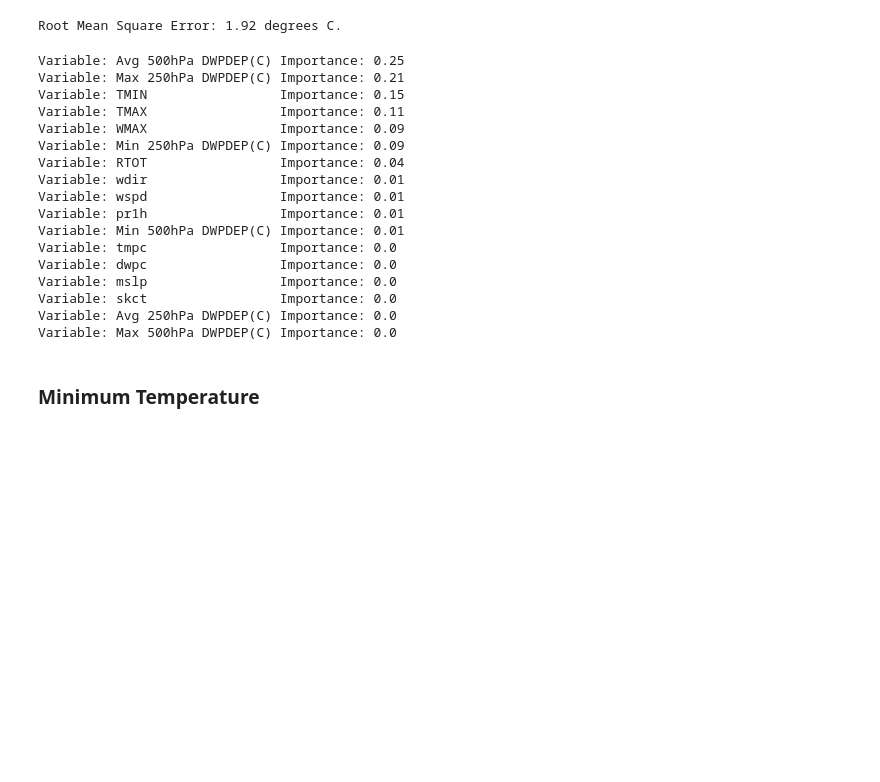
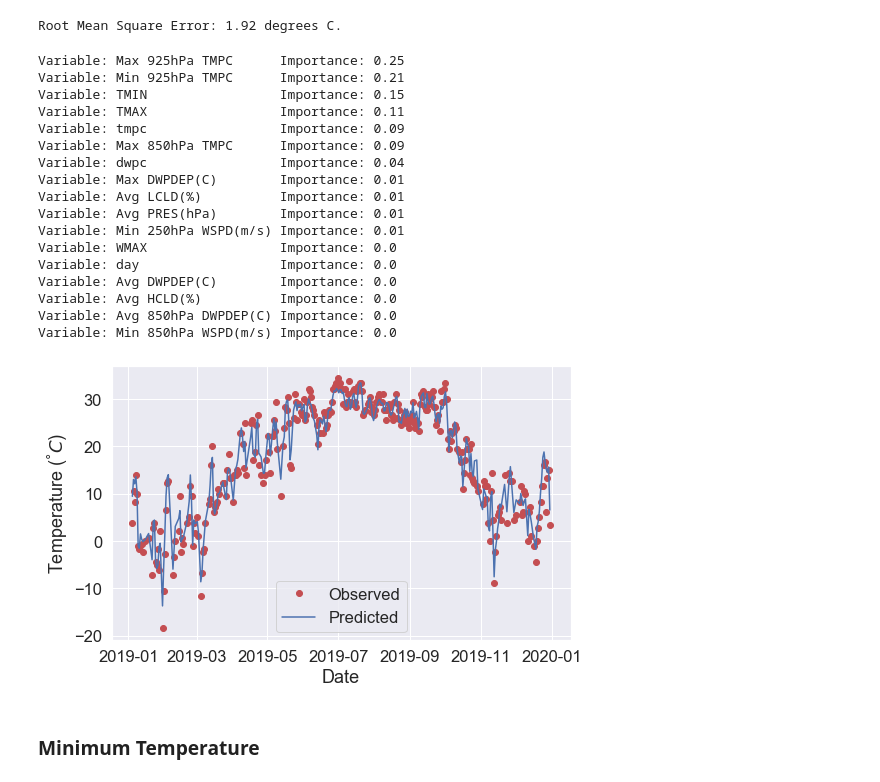
Before and after one commit to kevingray92/597_Project4_GroupB, a Jupyter notebook: RandomForest.ipynb, the cells around one changed output. Saved outputs shown, nothing was run; the diff lists cells and outputs as text; code cells hidden in the pictures; blank space fills up the shorter version.

```diff
--- a/RandomForest.ipynb
+++ b/RandomForest.ipynb
@@ -177,7 +192,7 @@ Root Mean Square Error: 1.92 degrees C.
 importances = list(rfmax.feature_importances_)
 
 # List of tuples with variable and importance
-feature_importances = [(feature, round(importance, 2)) for feature, importance in zip(feature_list, importances)]
+feature_importances = [(feature, round(importance, 2)) for feature, importance in zip(column_names_tmax, importances)]
 
 # Sort the feature importances by most important first
 feature_importances = sorted(feature_importances, key = lambda x: x[1], reverse = True)
@@ -185,23 +200,37 @@ feature_importances = sorted(feature_importances, key = lambda x: x[1], reverse
 # Print out the feature and importances
 [print('Variable: {:20} Importance: {}'.format(*pair)) for pair in feature_importances];
 # %% [output]
-Variable: Avg 500hPa DWPDEP(C) Importance: 0.25
-Variable: Max 250hPa DWPDEP(C) Importance: 0.21
+Variable: Max 925hPa TMPC      Importance: 0.25
+Variable: Min 925hPa TMPC      Importance: 0.21
 Variable: TMIN                 Importance: 0.15
 Variable: TMAX                 Importance: 0.11
-Variable: WMAX                 Importance: 0.09
-Variable: Min 250hPa DWPDEP(C) Importance: 0.09
-Variable: RTOT                 Importance: 0.04
-Variable: wdir                 Importance: 0.01
-Variable: wspd                 Importance: 0.01
-Variable: pr1h                 Importance: 0.01
-Variable: Min 500hPa DWPDEP(C) Importance: 0.01
-Variable: tmpc                 Importance: 0.0
-Variable: dwpc                 Importance: 0.0
-Variable: mslp                 Importance: 0.0
-Variable: skct                 Importance: 0.0
-Variable: Avg 250hPa DWPDEP(C) Importance: 0.0
-Variable: Max 500hPa DWPDEP(C) Importance: 0.0
+Variable: tmpc                 Importance: 0.09
+Variable: Max 850hPa TMPC      Importance: 0.09
+Variable: dwpc                 Importance: 0.04
+Variable: Max DWPDEP(C)        Importance: 0.01
+Variable: Avg LCLD(%)          Importance: 0.01
+Variable: Avg PRES(hPa)        Importance: 0.01
+Variable: Min 250hPa WSPD(m/s) Importance: 0.01
+Variable: WMAX                 Importance: 0.0
+Variable: day                  Importance: 0.0
+Variable: Avg DWPDEP(C)        Importance: 0.0
+Variable: Avg HCLD(%)          Importance: 0.0
+Variable: Avg 850hPa DWPDEP(C) Importance: 0.0
+Variable: Min 850hPa WSPD(m/s) Importance: 0.0
+# %%
+# Do the plot
+fig, ax = plt.subplots(figsize = (8,5))
+ax.plot(test_dates, test_labels_tmax, 'ro', label = 'Observed')
+ax.plot(test_dates, predictions_tmax, 'b-', label = 'Predicted')
+# ax.plot(predictions, 'b-')
+# ax.plot(test_labels, 'ro')
+ax.set_xlabel('Date')
+ax.set_ylabel('Temperature ($^\degree C$)')
+plt.legend()
+plt.tight_layout()
+plt.savefig('./tmax_rf.png', dpi = 500)
+# %% [output]
+[figure, added]
 # %% [markdown]
 ### Minimum Temperature
 # %%
```
Also changed, not shown: parts of 15 cells of this notebook, 17 other files.
